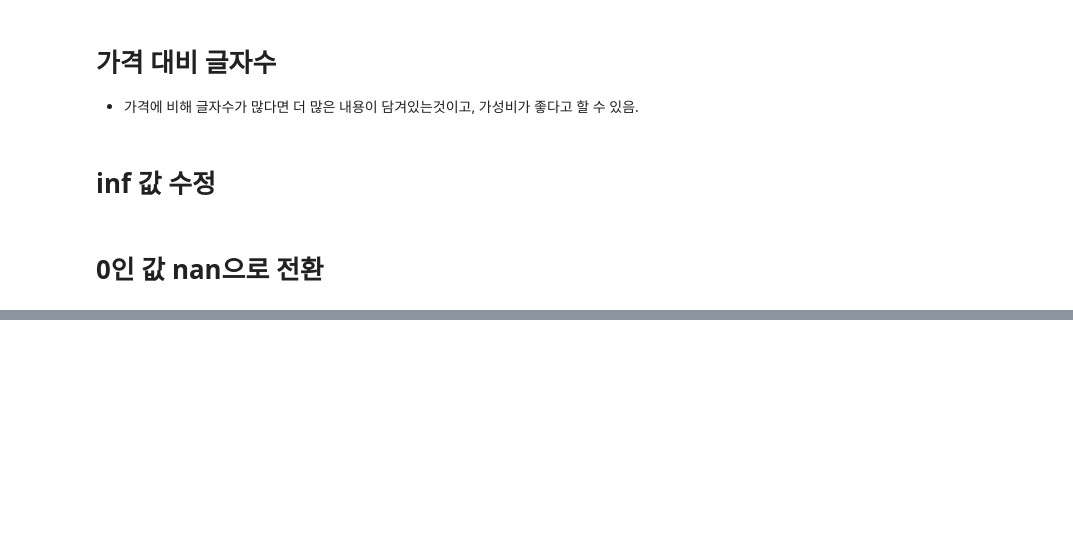
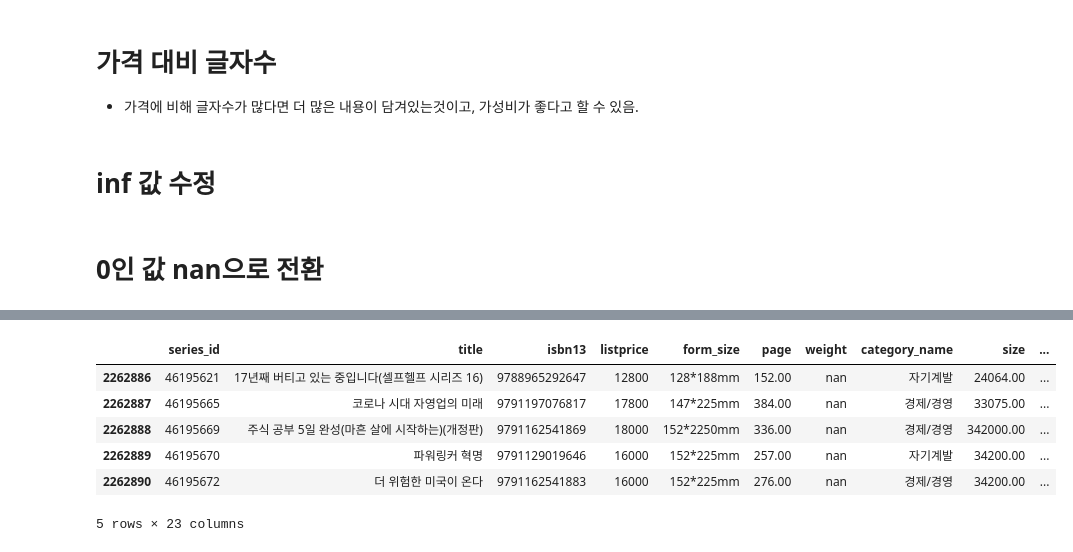
Before and after one commit to sejongpyo/Studies, a Jupyter notebook: company_data_preprocessing.ipynb, the cells around one changed output, grey strips where cells are left out. Cells and saved outputs as stored; diff of their text form; code cells hidden in the pictures; blank space fills up the shorter version.

```diff
--- a/company_data_preprocessing.ipynb
+++ b/company_data_preprocessing.ipynb
@@ -358,0 +328,5 @@ sam['weight'].notnull().sum()
+# %%
+li_cat = ['cat_price_per_100g', 'cat_price_per_100mm^2', 'cat_price_per_page', 'cat_size_per_weight', 'cat_price_per_text_len']
+
+for i in li_cat:
+    df_big.loc[df_big[i] == 0, i] = np.nan
@@ -358,0 +335,2 @@ sam['weight'].notnull().sum()
+# %%
+df_3 = df_big.copy()
@@ -358,0 +339,4 @@ sam['weight'].notnull().sum()
+# %%
+df_3['carriage_ord'] = 0
+
+df_3.loc[((df_3['size'] >= 124740.0) | (df_3['weight'] > 980.0)), 'carriage_ord'] = 1
@@ -358,0 +363,13 @@ sam['weight'].notnull().sum()
+# %%
+df_3.loc[(df_3['size_per_weight'] <= 0.02) & (df_3['size_per_weight'] > 0.009000000000000001), 'carriage_ord'] = 3
+df_3.loc[(df_3['size_per_weight'] <= 250.0) & (df_3['size_per_weight'] > 0.02), 'carriage_ord'] = 2
+# %%
+df_3.tail(5)
+# %% [output]
+|  | series_id | title | isbn13 | listprice | form_size | page | weight | category_name | size | ... |
+| 2262886 | 46195621 | 17년째 버티고 있는 중입니다(셀프헬프 시리즈 16) | 9788965292647 | 12800 | 128*188mm | 152.00 | nan | 자기계발 | 24064.00 | ... |
+| 2262887 | 46195665 | 코로나 시대 자영업의 미래 | 9791197076817 | 17800 | 147*225mm | 384.00 | nan | 경제/경영 | 33075.00 | ... |
+| 2262888 | 46195669 | 주식 공부 5일 완성(마흔 살에 시작하는)(개정판) | 9791162541869 | 18000 | 152*2250mm | 336.00 | nan | 경제/경영 | 342000.00 | ... |
+| 2262889 | 46195670 | 파워링커 혁명 | 9791129019646 | 16000 | 152*225mm | 257.00 | nan | 자기계발 | 34200.00 | ... |
+| 2262890 | 46195672 | 더 위험한 미국이 온다 | 9791162541883 | 16000 | 152*225mm | 276.00 | nan | 경제/경영 | 34200.00 | ... |
+5 rows × 23 columns
```
Also changed, not shown: parts of 30 cells of this notebook.
